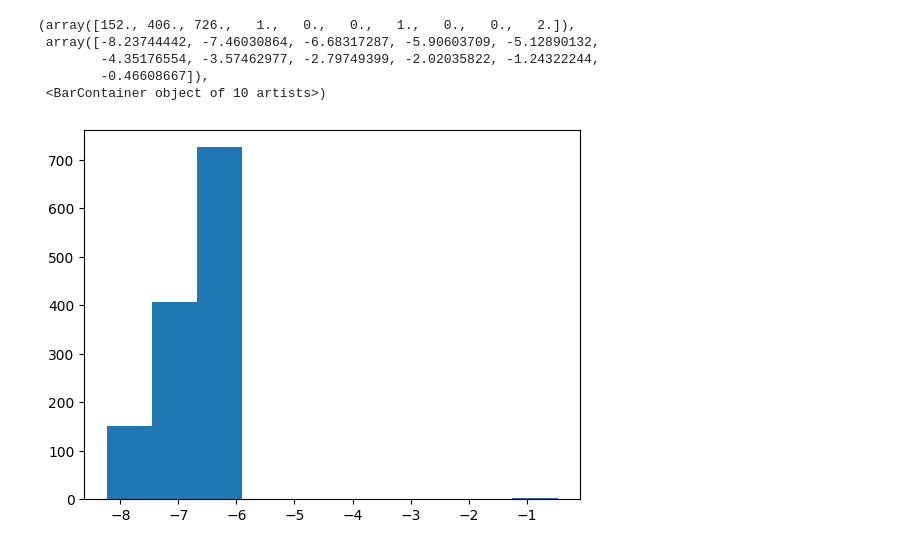
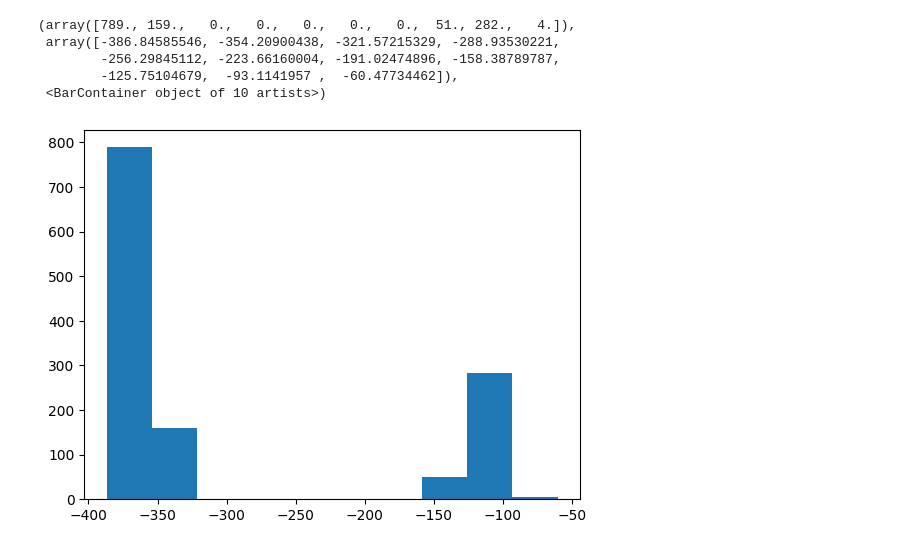
Before and after one commit to ShannonNCM/research_files, a Jupyter notebook: new_model/model_03/training_notebook.ipynb, the cells around one changed output. Saved outputs shown, nothing was run; the diff lists cells and outputs as text; code cells hidden in the pictures.

```diff
--- a/new_model/model_03/training_notebook.ipynb
+++ b/new_model/model_03/training_notebook.ipynb
@@ -13,24 +14,3 @@ import sys
 os.makedirs('img_res', exist_ok=True) #creates a folder to store the loss graphs
 os.makedirs('test_res', exist_ok=True) #creates a folder to store the files of the testing of the model
 import functions as f #import functions used in this notebook
-# %%
-#I found a warning regarding the key names for energy and forces, the label changes from 'energy' to 'REF_energy'
-input_file = "Fe_Si_B_1118.xyz"
-output_file = "Fe_Si_B_1118_fixed.xyz"
-
-with open(input_file, "r") as f:
-    lines = f.readlines()
-
-new_lines = []
-for line in lines:
-    # Fix energy key in header lines
-    if "energy=" in line:
-        line = line.replace("energy=", "REF_energy=")
-    # Fix forces key in Properties line
-    if "Properties=" in line and "forces" in line:
-        line = line.replace("forces", "REF_forces")
-    new_lines.append(line)
-
-# Write the fixed file
-with open(output_file, "w") as f:
-    f.writelines(new_lines)
@@ -61,4 +23,5 @@ def file_read(file_name):
 # %%
-output_file = "Fe_Si_B_1118_fixed.xyz"
-df1 = file_read(output_file)
-df1 #esto esta pendiente
+#output_file = "Fe_Si_B_1118_fixed.xyz"
+df1 = f.file_read(output_file)
+df2 = df1[3:]
+#df2
@@ -96,9 +28,9 @@ df2 #esto esta pendiente
 # %%
-plt.hist(df1['REF_e/atom_eV']) #esto esta pendiente
+plt.hist(df2['REF_energy'])
 # %% [output]
-(array([152., 406., 726.,   1.,   0.,   0.,   1.,   0.,   0.,   2.]),
- array([-8.23744442, -7.46030864, -6.68317287, -5.90603709, -5.12890132,
-        -4.35176554, -3.57462977, -2.79749399, -2.02035822, -1.24322244,
-        -0.46608667]),
+(array([789., 159.,   0.,   0.,   0.,   0.,   0.,  51., 282.,   4.]),
+ array([-386.84585546, -354.20900438, -321.57215329, -288.93530221,
+        -256.29845112, -223.66160004, -191.02474896, -158.38789787,
+        -125.75104679,  -93.1141957 ,  -60.47734462]),
  <BarContainer object of 10 artists>)
-[figure, old version]
+[figure, new version]
```
Also changed, not shown: parts of 21 cells of this notebook, 19 other files.
